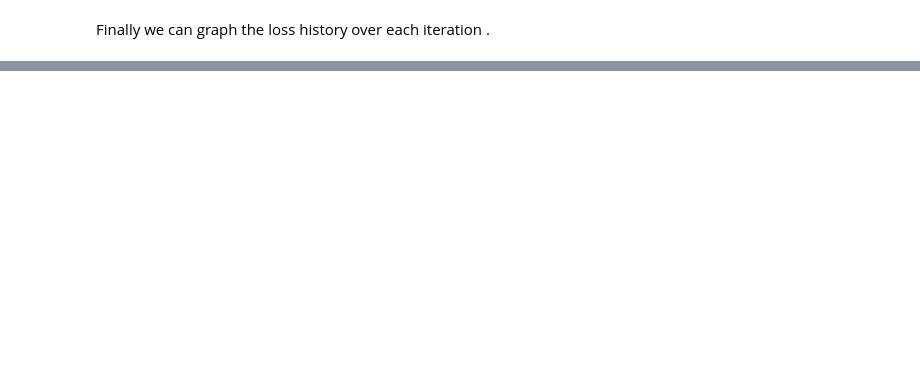
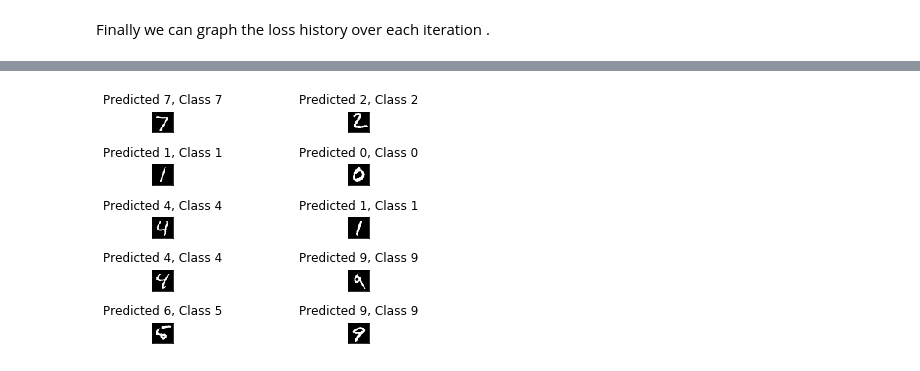
Before and after one commit to Innova4DLab/ChinaDeepLearningCourse, a Jupyter notebook: mnist-mlp.ipynb, the cells around one changed output, grey strips where cells are left out. Cells and saved outputs as stored; diff of their text form; code cells hidden in the pictures; blank space fills up the shorter version.

```diff
--- a/mnist-mlp.ipynb
+++ b/mnist-mlp.ipynb
@@ -254,0 +249,14 @@ plt.show()
+# %%
+predicted_classes = model.predict_classes(x_test[0:10])# predict the first 10 samples
+x_test = x_test.reshape(x_test.shape[0], 28, 28)# reshape the test set to the original shape for image plotting
+
+for i, predicted_class in enumerate(predicted_classes):
+    plt.subplot(5,2,i+1)
+    plt.tight_layout()#add margin between each image
+    plt.imshow(x_test[i], cmap='Greys_r', interpolation='none')
+    plt.title("Predicted {}, Class {}".format(predicted_class, numpy.argmax(y_test[i])), y=1.08)
+    plt.xticks([])
+    plt.yticks([])
+plt.show()
+# %% [output]
+[figure, added]
```
Also changed, not shown: parts of 7 cells of this notebook.
